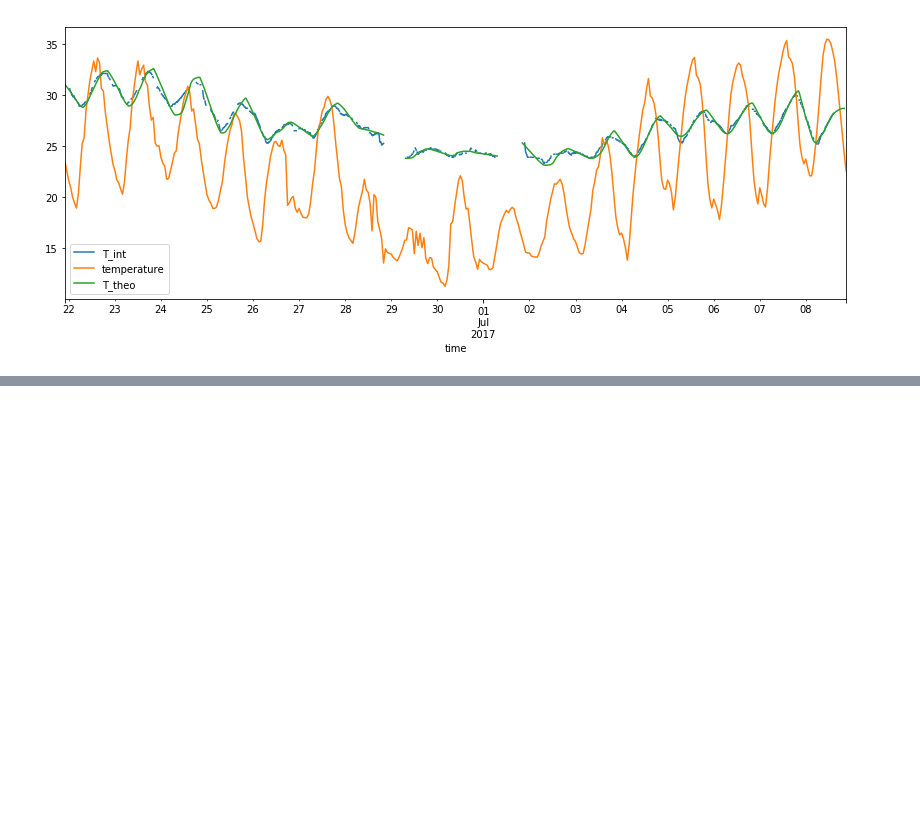
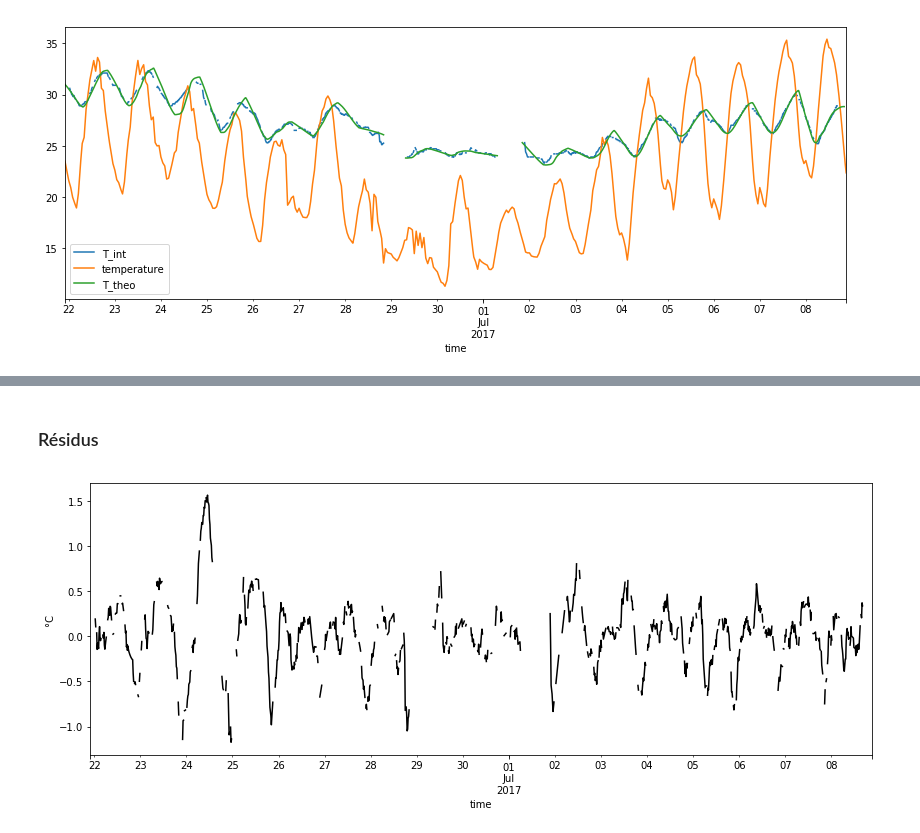
Before and after one commit to xdze2/thermique_appart, a Jupyter notebook: BlackBoxModel02.ipynb, the cells around one changed output, grey strips where cells are left out. Cells and saved outputs as stored; diff of their text form; code cells hidden in the pictures; blank space fills up the shorter version.

```diff
--- a/BlackBoxModel02.ipynb
+++ b/BlackBoxModel02.ipynb
@@ -237,0 +250,8 @@ M ~  10e6 J/K    ( 8cm de béton sur 50m2 )
+# %% [markdown]
+### Résidus
+# %%
+R = df['T_int'] - df['T_theo']
+# %%
+R.plot( figsize=(14, 5), style='k'  ); plt.ylabel('°C');
+# %% [output]
+[figure, added]
```
Also changed, not shown: parts of 7 cells of this notebook, 1 other file.
